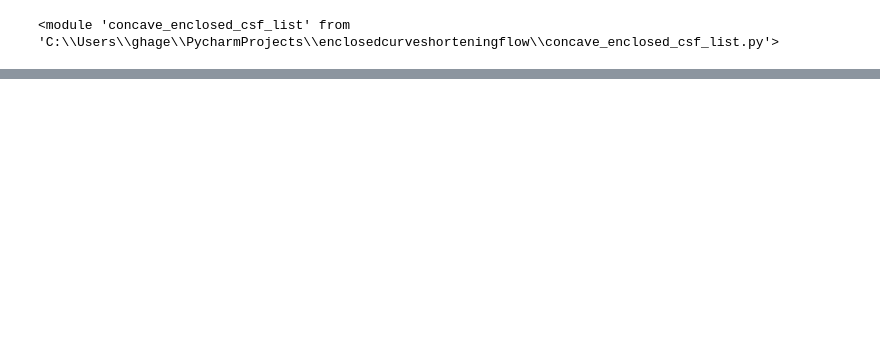
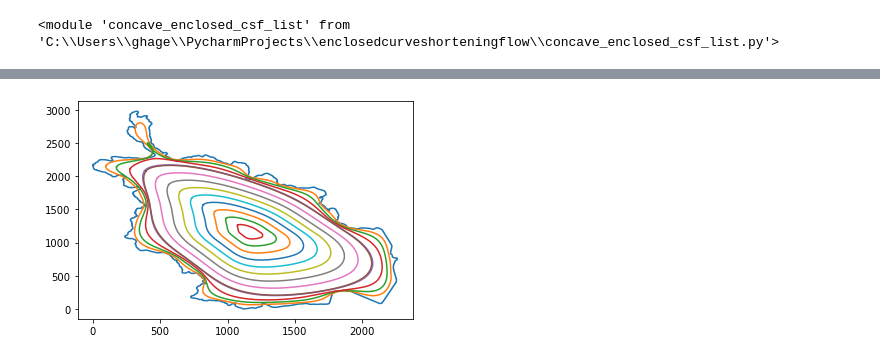
Before and after one commit to ghager93/convexcurveshortening, a Jupyter notebook: oop_curves.ipynb, the cells around one changed output, grey strips where cells are left out. Drawn from its saved outputs; the diff is of its cells as text; code cells hidden in the pictures; blank space fills up the shorter version.

```diff
--- a/oop_curves.ipynb
+++ b/oop_curves.ipynb
@@ -54,0 +53,5 @@ len(ecsf.curves)
+# %%
+_ = [plt.plot(*curve.transpose()) for curve in ecsf.curves[::20]]
+_ = [plt.plot(*curve.transpose()) for curve in csf.linspace_subsets_resample(10)]
+# %% [output]
+[figure, added]
```
Also changed, not shown: parts of 6 cells of this notebook, 1 other file.
